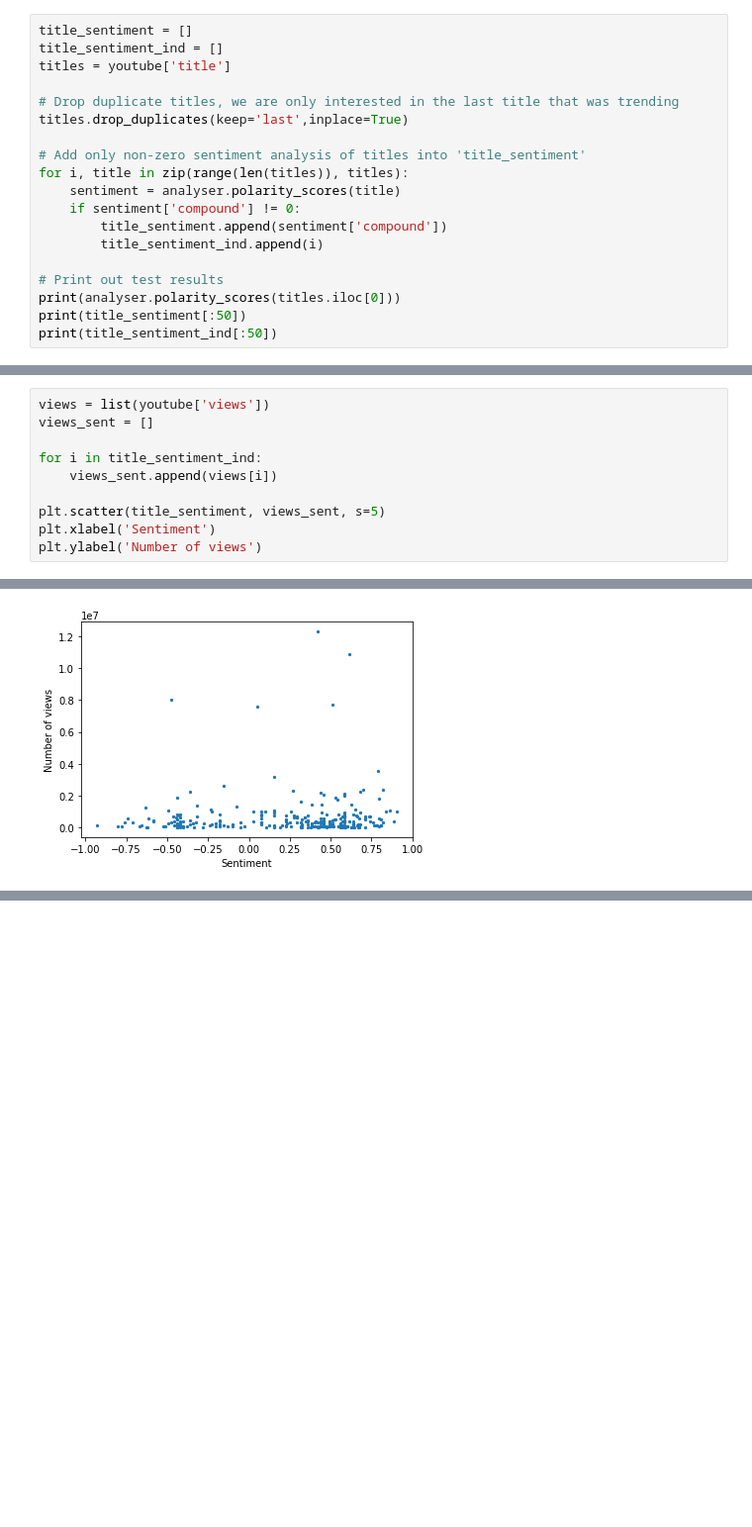
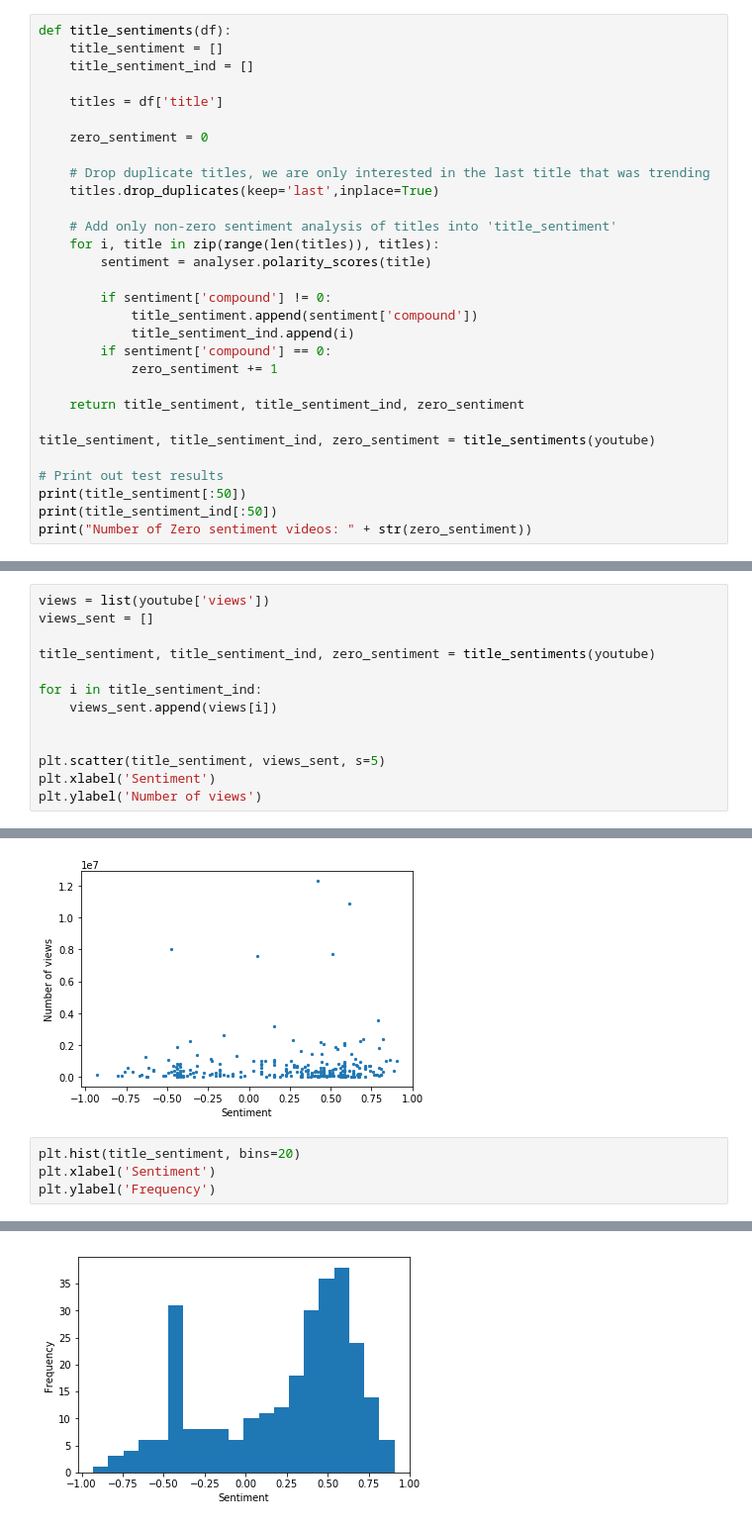
Before and after one commit to dtn058/FinalProject_group46, a Jupyter notebook: COGS108 Final project.ipynb, the cells around one changed output, grey strips where cells are left out. Shown: that part at 99% size. Cells and saved outputs as stored; diff of their text form; blank space fills up the shorter version.

```diff
--- a/COGS108 Final project.ipynb
+++ b/COGS108 Final project.ipynb
@@ -113,22 +113,33 @@ array([[<matplotlib.axes._subplots.AxesSubplot object at 0x...>,
 # %%
 analyser = SentimentIntensityAnalyzer()
 # %%
-title_sentiment = []
-title_sentiment_ind = []
-titles = youtube['title']
+def title_sentiments(df):
+    title_sentiment = []
+    title_sentiment_ind = []
 
-# Drop duplicate titles, we are only interested in the last title that was trending
-titles.drop_duplicates(keep='last',inplace=True)
+    titles = df['title']
 
-# Add only non-zero sentiment analysis of titles into 'title_sentiment'
-for i, title in zip(range(len(titles)), titles):
-    sentiment = analyser.polarity_scores(title)
-    if sentiment['compound'] != 0:
-        title_sentiment.append(sentiment['compound'])
-        title_sentiment_ind.append(i)
+    zero_sentiment = 0
+
+    # Drop duplicate titles, we are only interested in the last title that was trending
+    titles.drop_duplicates(keep='last',inplace=True)
+
+    # Add only non-zero sentiment analysis of titles into 'title_sentiment'
+    for i, title in zip(range(len(titles)), titles):
+        sentiment = analyser.polarity_scores(title)
+
+        if sentiment['compound'] != 0:
+            title_sentiment.append(sentiment['compound'])
+            title_sentiment_ind.append(i)
+        if sentiment['compound'] == 0:
+            zero_sentiment += 1
+
+    return title_sentiment, title_sentiment_ind, zero_sentiment
+
+title_sentiment, title_sentiment_ind, zero_sentiment = title_sentiments(youtube)
 
 # Print out test results
-print(analyser.polarity_scores(titles.iloc[0]))
 print(title_sentiment[:50])
 print(title_sentiment_ind[:50])
+print("Number of Zero sentiment videos: " + str(zero_sentiment))
 # %% [output]
@@ -139,8 +150,11 @@ print(title_sentiment_ind[:50])
 views = list(youtube['views'])
 views_sent = []
 
+title_sentiment, title_sentiment_ind, zero_sentiment = title_sentiments(youtube)
+
 for i in title_sentiment_ind:
     views_sent.append(views[i])
+
 
 plt.scatter(title_sentiment, views_sent, s=5)
 plt.xlabel('Sentiment')
@@ -148,3 +162,8 @@ plt.ylabel('Number of views')
 # %% [output]
 Text(0,0.5,'Number of views')
 [figure]
+# %%
+plt.hist(title_sentiment, bins=20)
+plt.xlabel('Sentiment')
+plt.ylabel('Frequency')
+# %% [output]
@@ -150,0 +171 @@ Text(0,0.5,'Number of views')
+[figure, added]
```
Also changed, not shown: parts of 10 cells of this notebook.
